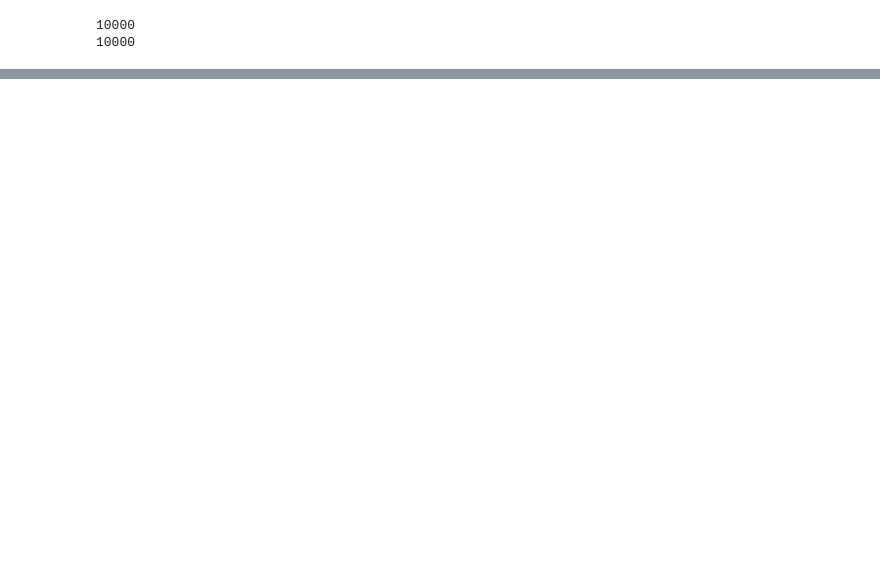
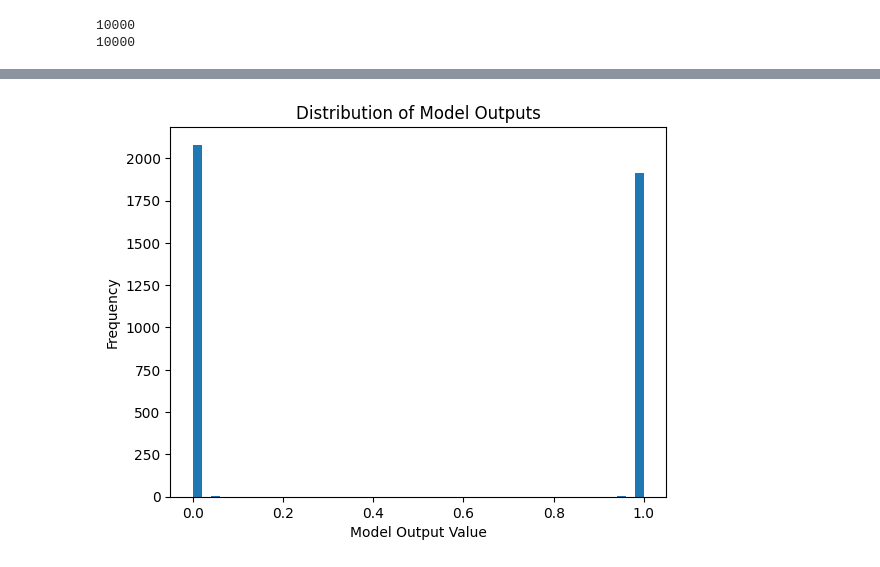
Before and after one commit to jameszampa/437_Final_Project, a Jupyter notebook: FC Classification.ipynb, the cells around one changed output, grey strips where cells are left out. Cells and saved outputs as stored; diff of their text form; code cells hidden in the pictures; blank space fills up the shorter version.

```diff
--- a/FC Classification.ipynb
+++ b/FC Classification.ipynb
@@ -422,0 +436,85 @@ Epoch [30/30], Train Loss: 0.3500, Val Loss: 0.5762
+# %%
+
+X_val = torch.tensor(X_val, dtype=torch.float32)
+y_val = torch.tensor(y_val, dtype=torch.float32)
+dataset = TensorDataset(X_val, y_val)
+val_loader = DataLoader(dataset, batch_size=batch_size, shuffle=True)
+
+
+X_test = torch.tensor(X_test, dtype=torch.float32)
+X_test = X_test/255.0
+y_test = torch.tensor(y_test, dtype=torch.float32)
+test_dataset = TensorDataset(X_test, y_test)
+test_loader = DataLoader(test_dataset, batch_size=batch_size, shuffle=True)
+
+
+
+tp_images, tn_images, fp_images, fn_images = [], [], [], []
+check_label = []
+all_labels = []
+all_predictions = []
+
+
+model.eval()
+with torch.no_grad():
+    for images, labels in val_loader:
+        # print(images.shape)
+        outputs = model(images)
+        predictions = outputs.round()
+        check_label.extend(outputs.view(-1).tolist())
+        all_labels.extend(labels.cpu().numpy())
+        all_predictions.extend(predictions.cpu().numpy())
+        for idx, (pred, label) in enumerate(zip(predictions, labels.view(-1, 1))):
+            if pred == 1 and label == 1:
+                tp_images.append(images[idx])
+            elif pred == 0 and label == 0:
+                tn_images.append(images[idx])
+            elif pred == 1 and label == 0:
+                fp_images.append(images[idx])
+            elif pred == 0 and label == 1:
+                fn_images.append(images[idx])
+print(len(tp_images), len(tn_images),len(fp_images),len(fn_images))
+print(check_label)
+
+
+plt.hist(check_label, bins=50)
+plt.xlabel('Model Output Value')
+plt.ylabel('Frequency')
+plt.title('Distribution of Model Outputs')
+plt.show()
+
+selected_images = [tp_images[0], tn_images[0], fp_images[0], fn_images[0]]
+
+fig, axes = plt.subplots(1, 4, figsize=(20, 5))
+categories = ['TP', 'TN', 'FP', 'FN']
+for i, img in enumerate(selected_images):
+    img = img.numpy()
+    img = np.clip(img , 0, 255).astype(np.uint8)
+
+    axes[i].imshow(img)
+    axes[i].set_title(categories[i])
+plt.show()
+
+selected_images = [tp_images[2], tn_images[2], fp_images[2], fn_images[2]]
+
+fig, axes = plt.subplots(1, 4, figsize=(20, 5))
+categories = ['TP', 'TN', 'FP', 'FN']
+for i, img in enumerate(selected_images):
+    img = img.numpy()
+    img = np.clip(img , 0, 255).astype(np.uint8)
+    axes[i].imshow(img)
+    axes[i].set_title(categories[i])
+plt.show()
+
+all_labels = [label.item() for label in all_labels]
+all_predictions = [pred.item() for pred in all_predictions]
+
+cm = confusion_matrix(all_labels, all_predictions)
+
+plt.figure(figsize=(10, 7))
+sns.heatmap(cm, annot=True, fmt="d", cmap='Blues', xticklabels=['Negative', 'Positive'], yticklabels=['Negative', 'Positive'])
+plt.title('Validation Confusion Matrix')
+plt.xlabel('Predicted Label')
+plt.ylabel('True Label')
+plt.show()
+# %% [output]
@@ -422,0 +523 @@ Epoch [30/30], Train Loss: 0.3500, Val Loss: 0.5762
+[figure, added]
```
Also changed, not shown: parts of 13 cells of this notebook.
